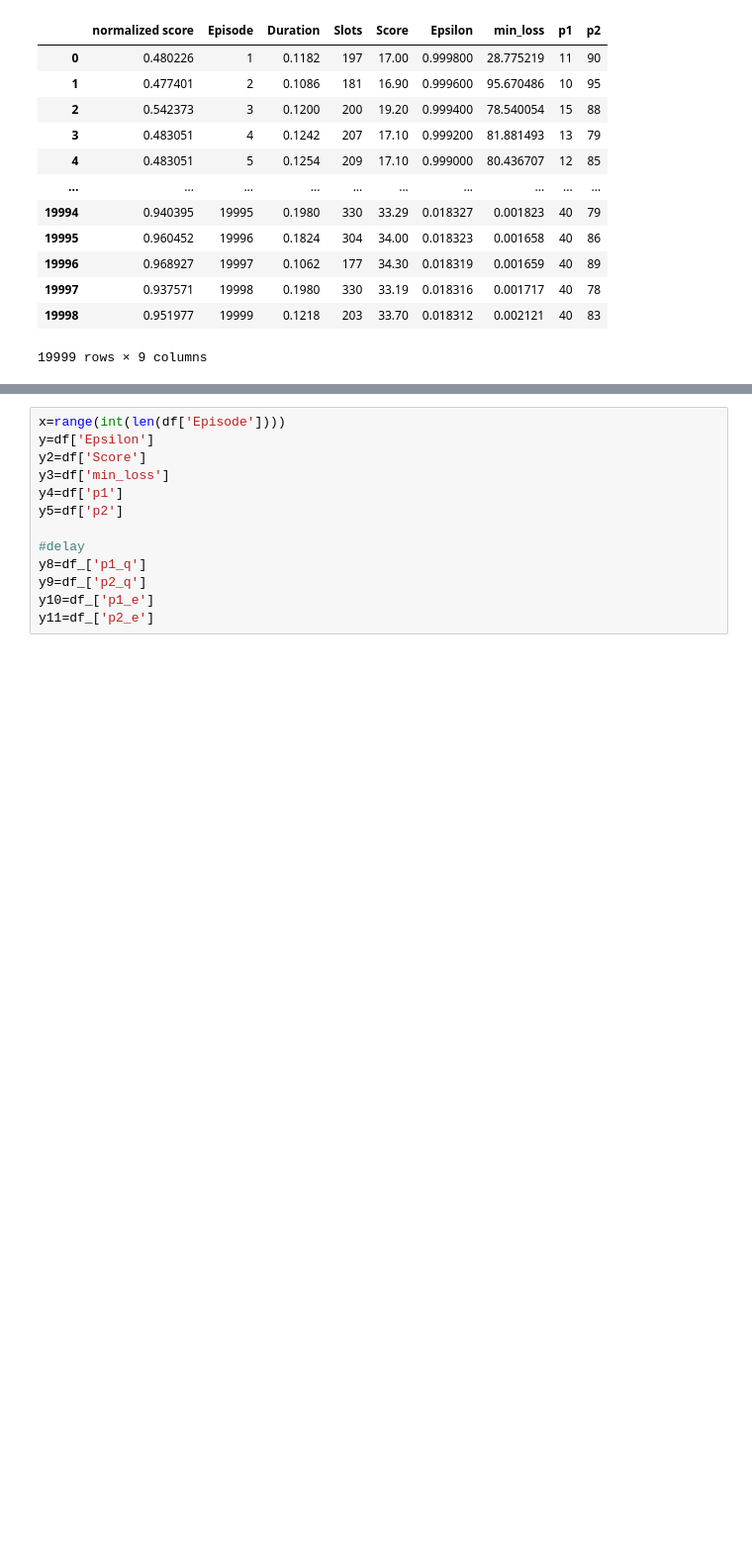
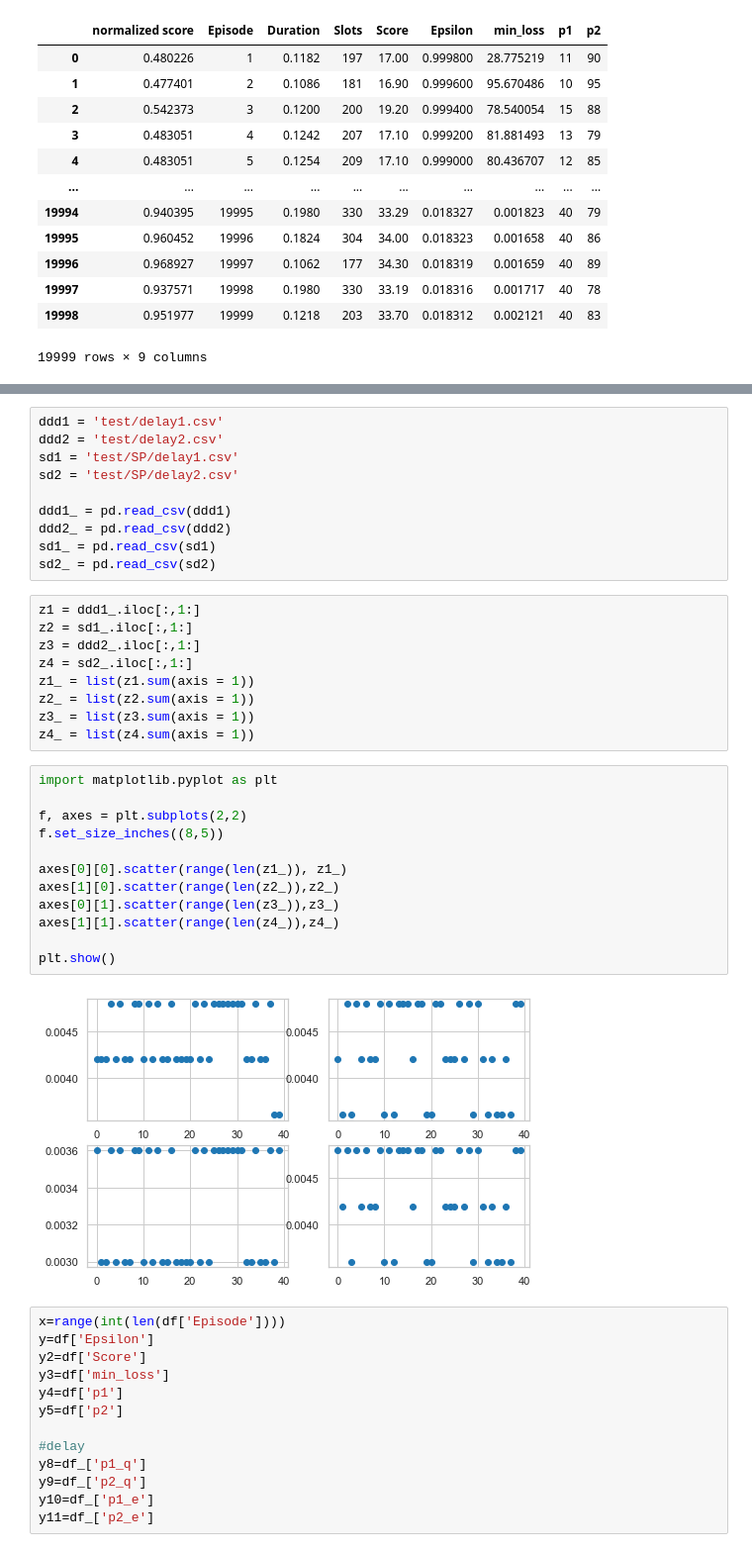
Before and after one commit to jihyejjang/network-scheduling-with-DRL, a Jupyter notebook: ddqn/result/test.ipynb, the cells around one changed output, grey strips where cells are left out. Shown at 99% size. Saved outputs shown, nothing was run; the diff lists cells and outputs as text; blank space fills up the shorter version.

```diff
--- a/ddqn/result/test.ipynb
+++ b/ddqn/result/test.ipynb
@@ -93,3 +132,36 @@ df_
+# %%
+ddd1 = 'test/delay1.csv'
+ddd2 = 'test/delay2.csv'
+sd1 = 'test/SP/delay1.csv'
+sd2 = 'test/SP/delay2.csv'
+
+ddd1_ = pd.read_csv(ddd1)
+ddd2_ = pd.read_csv(ddd2)
+sd1_ = pd.read_csv(sd1)
+sd2_ = pd.read_csv(sd2)
+# %%
+z1 = ddd1_.iloc[:,1:]
+z2 = sd1_.iloc[:,1:]
+z3 = ddd2_.iloc[:,1:]
+z4 = sd2_.iloc[:,1:]
+z1_ = list(z1.sum(axis = 1))
+z2_ = list(z2.sum(axis = 1))
+z3_ = list(z3.sum(axis = 1))
+z4_ = list(z4.sum(axis = 1))
+# %%
+import matplotlib.pyplot as plt
+
+f, axes = plt.subplots(2,2)
+f.set_size_inches((8,5))
+
+axes[0][0].scatter(range(len(z1_)), z1_)
+axes[1][0].scatter(range(len(z2_)),z2_)
+axes[0][1].scatter(range(len(z3_)),z3_)
+axes[1][1].scatter(range(len(z4_)),z4_)
+
+plt.show()
+# %% [output]
+[figure, added]
 # %%
 x=range(int(len(df['Episode'])))
 y=df['Epsilon']
```
Also changed, not shown: parts of 5 cells of this notebook, 40 other files.
